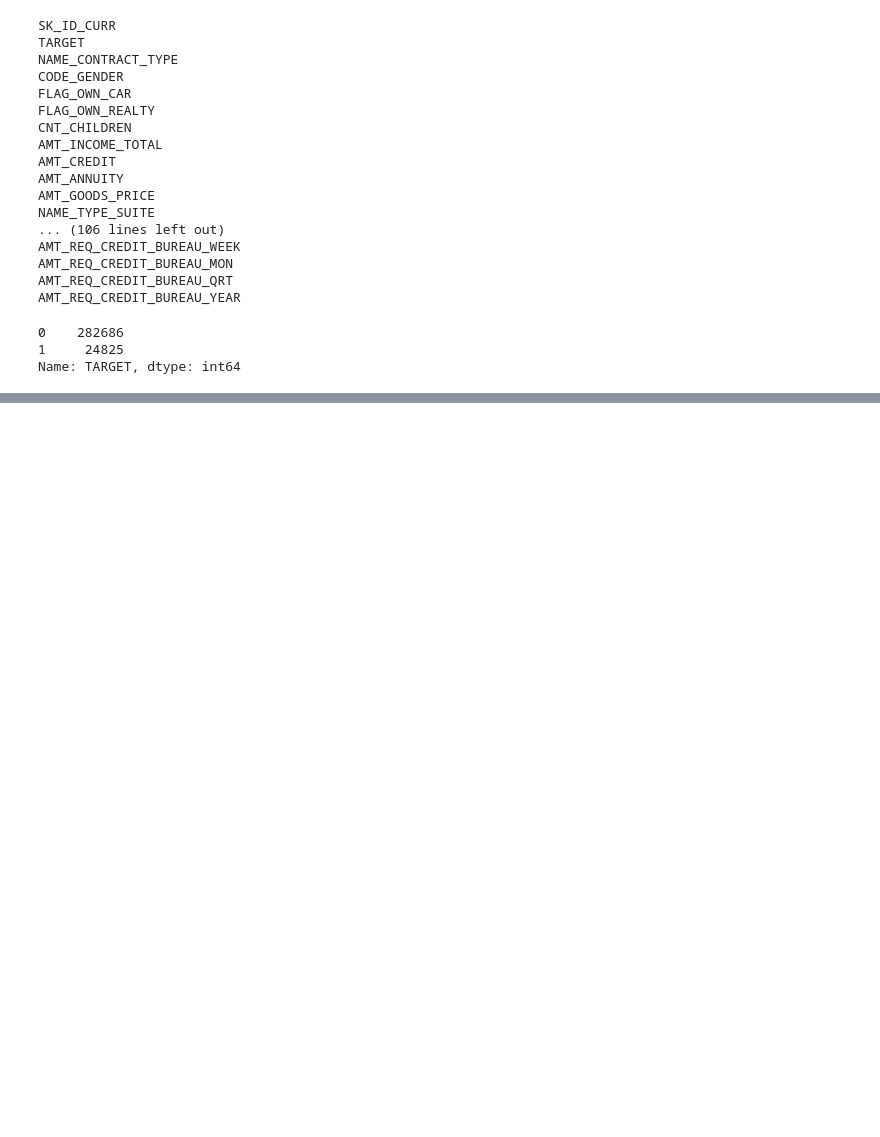
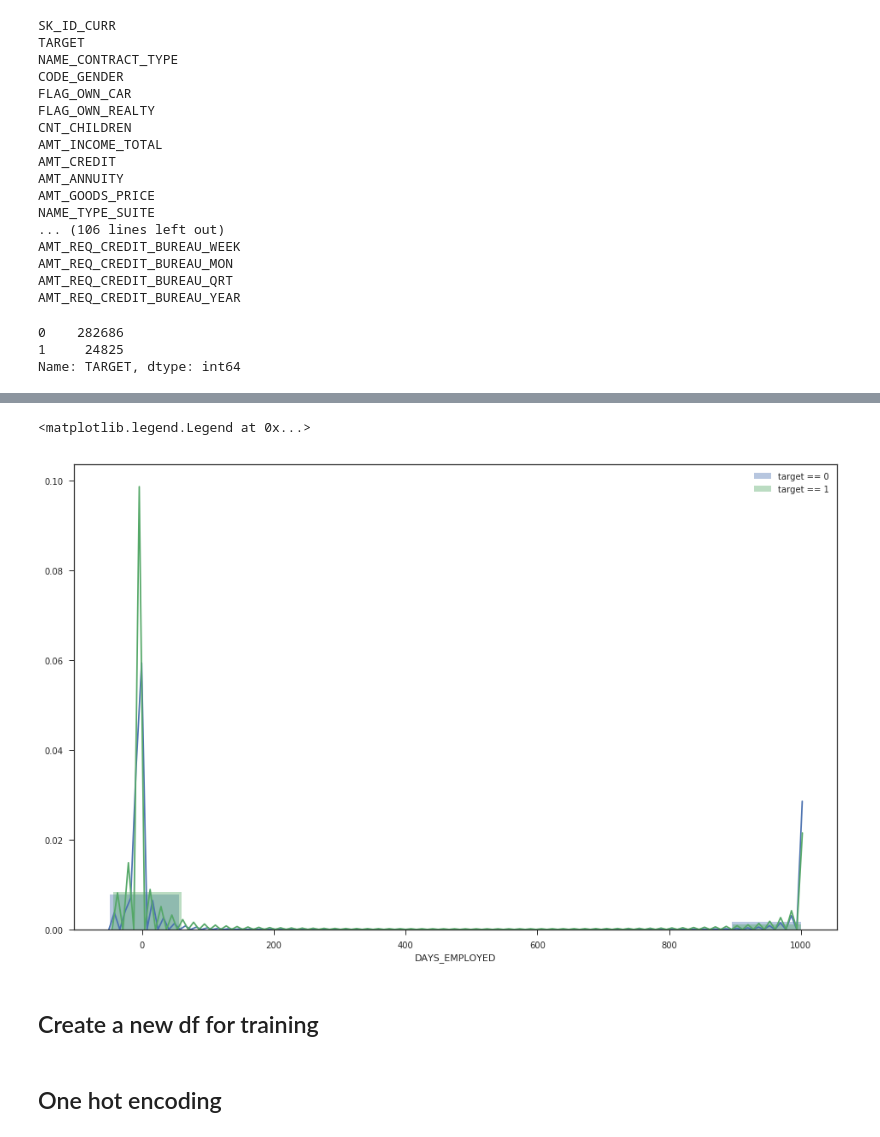
Before and after one commit to robahall/hcdr, a Jupyter notebook: notebooks/1.0-rah-initialInspection.ipynb, the cells around one changed output, grey strips where cells are left out. Saved outputs shown, nothing was run; the diff lists cells and outputs as text; code cells hidden in the pictures; blank space fills up the shorter version.

```diff
--- a/notebooks/1.0-rah-initialInspection.ipynb
+++ b/notebooks/1.0-rah-initialInspection.ipynb
@@ -71,0 +83,12 @@ appTrainDf['YEARS_BIRTH'] = appTrainDf['DAYS_BIRTH'] / -365
+# %%
+plt.figure(figsize = (16, 10))
+
+sns.distplot(appTrainDf.loc[appTrainDf['TARGET'] == 0, 'DAYS_EMPLOYED']/365, label = 'target == 0', bins = 10)
+sns.distplot(appTrainDf.loc[appTrainDf['TARGET'] == 1, 'DAYS_EMPLOYED']/365, label = 'target == 1', bins = 10)
+
+plt.legend()
+# %% [output]
+<matplotlib.legend.Legend at 0x...>
+[figure, added]
+# %% [markdown]
+## Create a new df for training
@@ -71,0 +97,2 @@ appTrainDf['YEARS_BIRTH'] = appTrainDf['DAYS_BIRTH'] / -365
+# %% [markdown]
+## One hot encoding
```
Also changed, not shown: parts of 9 cells of this notebook, 1 other file.
